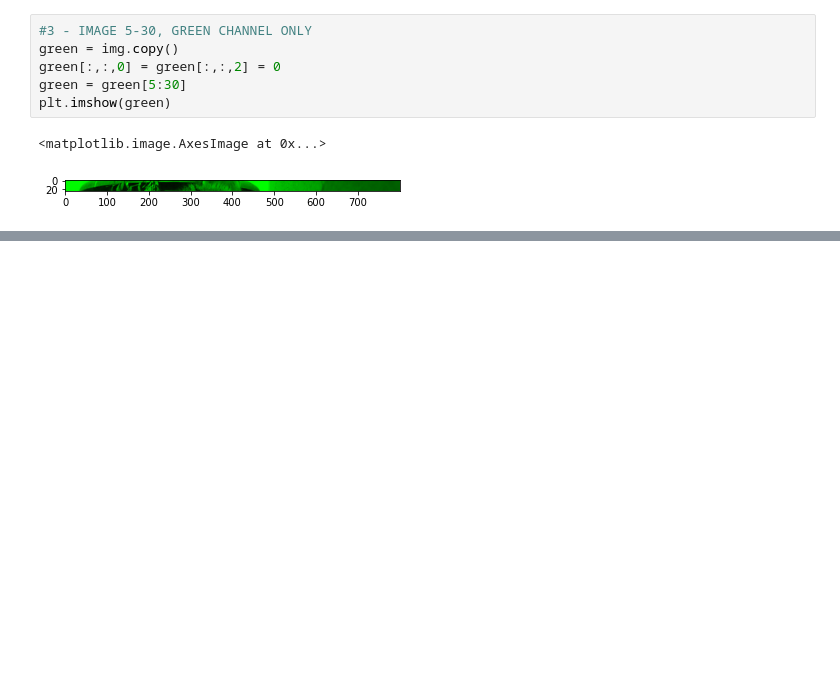
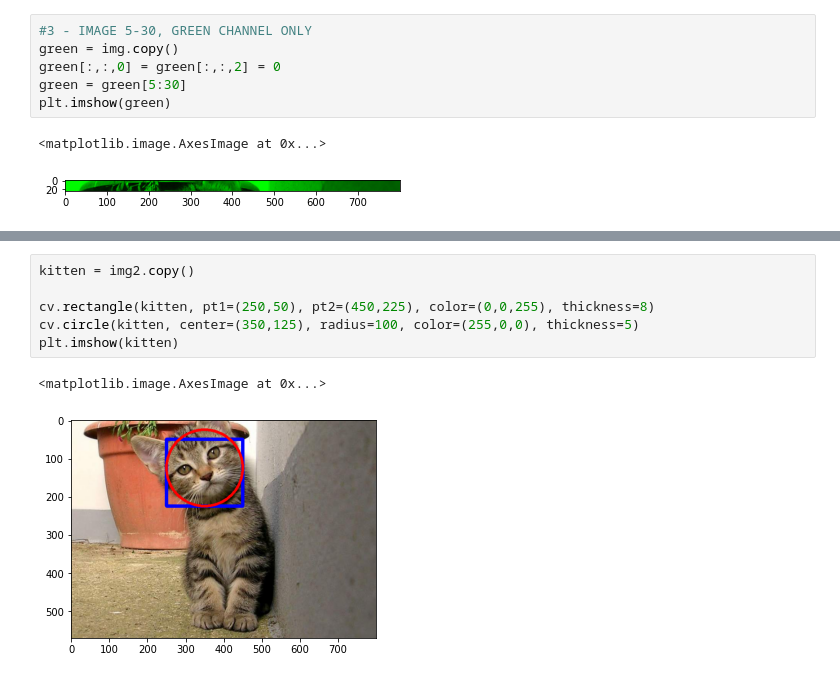
Before and after one commit to wahyupratama18/PCVK_Genap_2022, a Jupyter notebook: Week 2.ipynb, the cells around one changed output, grey strips where cells are left out. Drawn from its saved outputs; the diff is of its cells as text; blank space fills up the shorter version.

```diff
--- a/Week 2.ipynb
+++ b/Week 2.ipynb
@@ -209,0 +221,9 @@ plt.imshow(rectangle)
+# %%
+kitten = img2.copy()
+
+cv.rectangle(kitten, pt1=(250,50), pt2=(450,225), color=(0,0,255), thickness=8)
+cv.circle(kitten, center=(350,125), radius=100, color=(255,0,0), thickness=5)
+plt.imshow(kitten)
+# %% [output]
+<matplotlib.image.AxesImage at 0x...>
+[figure, added]
```
Also changed, not shown: parts of 3 cells of this notebook.
